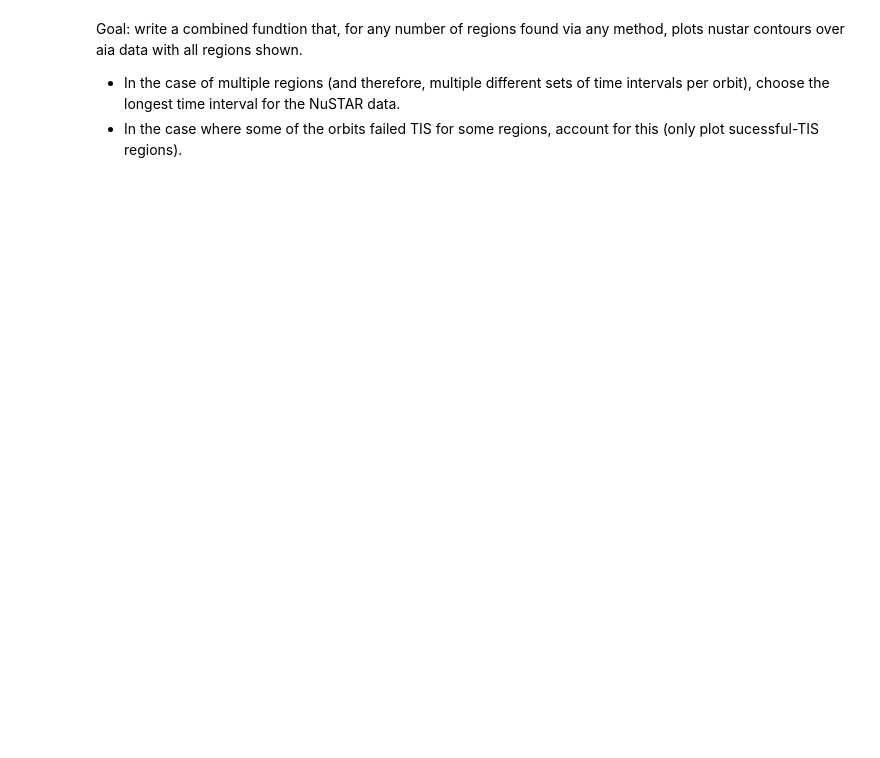
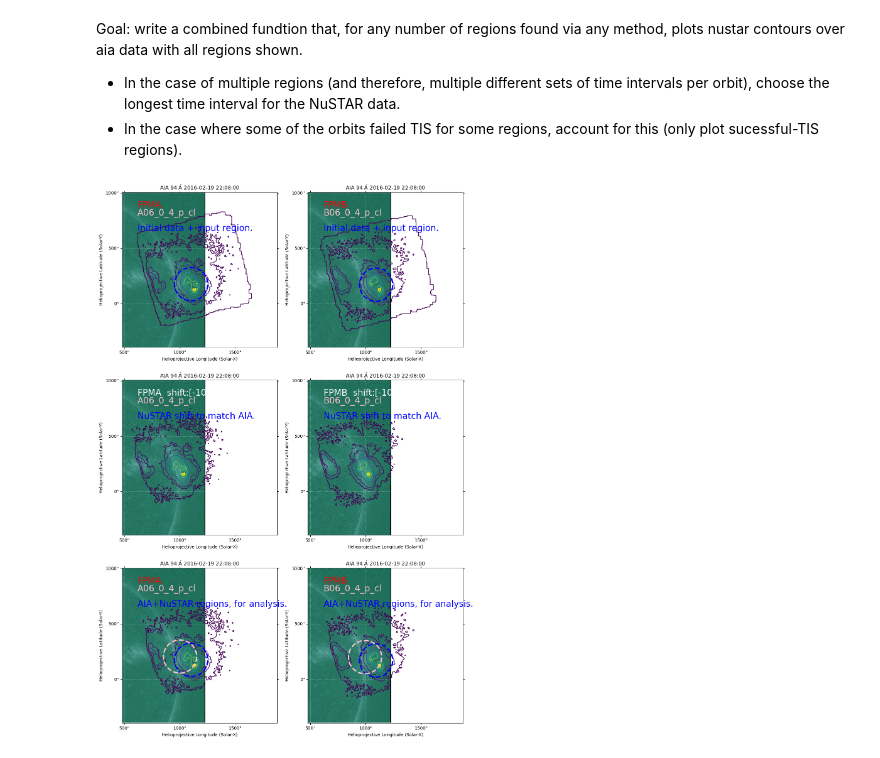
Before and after one commit to jessiemcd/do-dem, a Jupyter notebook: continuous_onegauss_allday_post.ipynb, the cells around one changed output. Drawn from its saved outputs; the diff is of its cells as text; code cells hidden in the pictures; blank space fills up the shorter version.

Commit message:
adding method field

```diff
--- a/continuous_onegauss_allday_post.ipynb
+++ b/continuous_onegauss_allday_post.ipynb
@@ -48,8 +48,20 @@ import importlib
 from astropy import units as u
 import numpy as np
 # %%
-#key = '08-jun-20'
-#method = 'fit'
-#method = 'input'
-method = 'double'
-key = '30-jul-21_1'
+key = '19-feb-16'
+
+with open('all_targets.pickle', 'rb') as f:
+    data = pickle.load(f)
+
+method = data[key]['method']
+ARDict = data[key]
+
+id_dirs = ARDict['datapaths']
+obsids = ARDict['obsids']
+working_dir = ARDict['working_dir']
+
+if method=='double':
+    gauss_stats = ARDict['gauss_stats']
+    sep_axis = gauss_stats[0][0]
+else:
+    sep_axis = ''
@@ -71,8 +68,7 @@ else:
 # %%
-importlib.reload(ia)
 obsids=[]
 for id in id_dirs:
-    evt_data, hdr, obsid = ia.return_submap(datapath=id, fpm='A', return_evt_hdr=True, return_obsid=True)
+    evt_data, hdr, obsid = nu.return_submap(datapath=id, fpm='A', return_evt_hdr=True, return_obsid=True)
     obsids.append(obsid)
     time0, time1 = [nuutil.convert_nustar_time(hdr['TSTART']), nuutil.convert_nustar_time(hdr['TSTOP'])]
     timerange = [time0, time1]
@@ -80,6 +80,6 @@ for id in id_dirs:
 # %%
-importlib.reload(oa)
+importlib.reload(iac)
 aia_dir = '/Users/jmdunca2/sample_aia/sample_aia/'
 
 
-aiamaps = oa.get_orbit_aiamaps(aia_dir, id_dirs, wave=94)
+aiamaps = iac.get_orbit_aiamaps(aia_dir, id_dirs, wave=94)
@@ -88,6 +98,9 @@ Goal: write a combined fundtion that, for any number of regions found via any me
 - In the case of multiple regions (and therefore, multiple different sets of time intervals per orbit), choose the longest time interval for the NuSTAR data.
 - In the case where some of the orbits failed TIS for some regions, account for this (only plot sucessful-TIS regions).
 # %%
-importlib.reload(oa)
-oa.per_orbit_region_adjustment(working_dir, id_dirs, obsids, 1, aiamaps, nushift=[0,-30], method=method, shush=True, sep_axis=sep_axis)
+importlib.reload(iac)
+aati = iac.per_orbit_region_adjustment(working_dir, id_dirs, obsids, 2, aiamaps,
+                                       nushift=[-100, 30], method=method, shush=True, sep_axis=sep_axis)
+# %% [output]
+[figure, added]
 # %%
```
Also changed, not shown: parts of 5 cells of this notebook.
